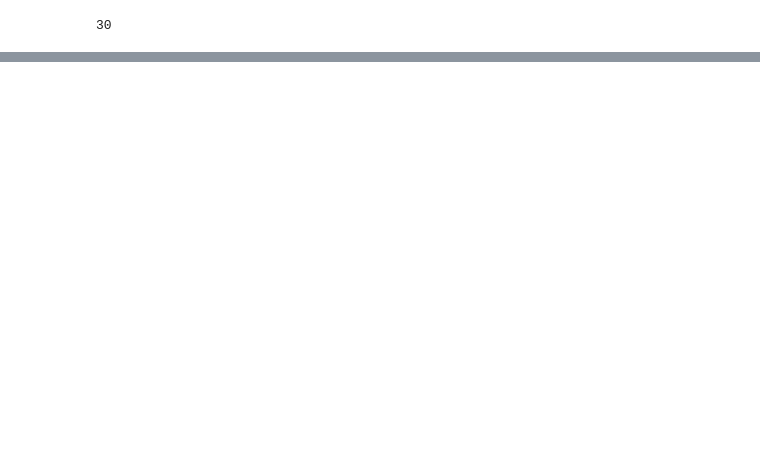
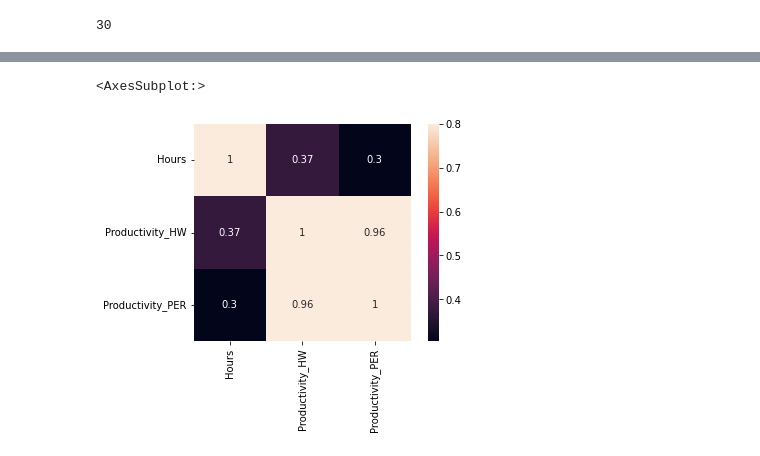
Before and after one commit to nisa-bayraktar/european_productivity, a Jupyter notebook: sleep/sleep.ipynb, the cells around one changed output, grey strips where cells are left out. Saved outputs shown, nothing was run; the diff lists cells and outputs as text; code cells hidden in the pictures; blank space fills up the shorter version.

```diff
--- a/sleep/sleep.ipynb
+++ b/sleep/sleep.ipynb
@@ -45,3 +43,12 @@ y = y.reshape(len(sleep_prod), 1)
+# %%
+import seaborn as sb
+sleep_corr = pd.DataFrame(sleep_prod['Hours'])
+sleep_corr['Productivity_HW'] = sleep_prod['Productivity_HW']
+sleep_corr['Productivity_PER'] = sleep_prod['Productivity_PER']
+sb.heatmap(abs(sleep_corr.corr()), vmax = .8, square = True, annot = True)
+# %% [output]
+<AxesSubplot:>
+[figure, added]
 # %%
 %matplotlib inline
 # %%
```
Also changed, not shown: parts of 2 cells of this notebook, 1 other file.
